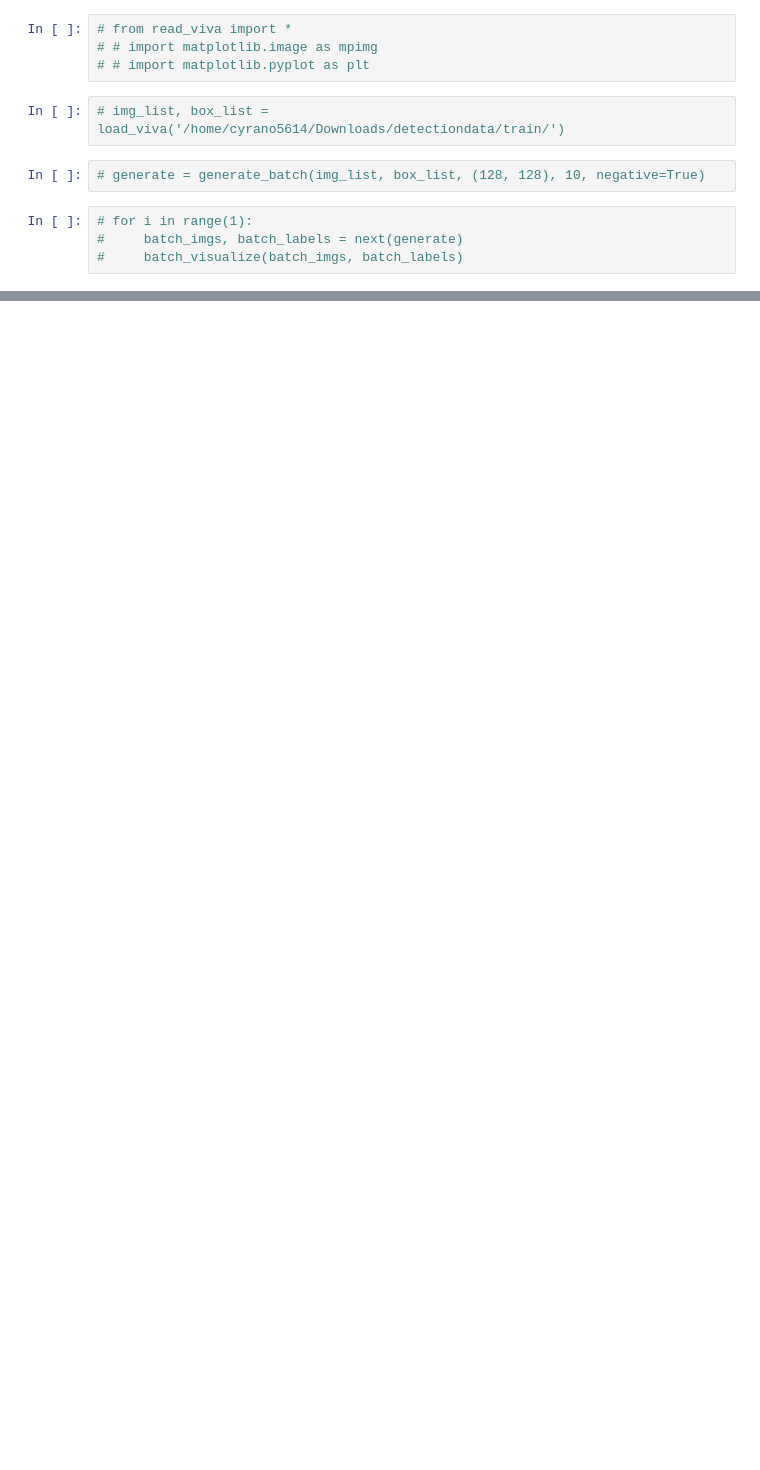
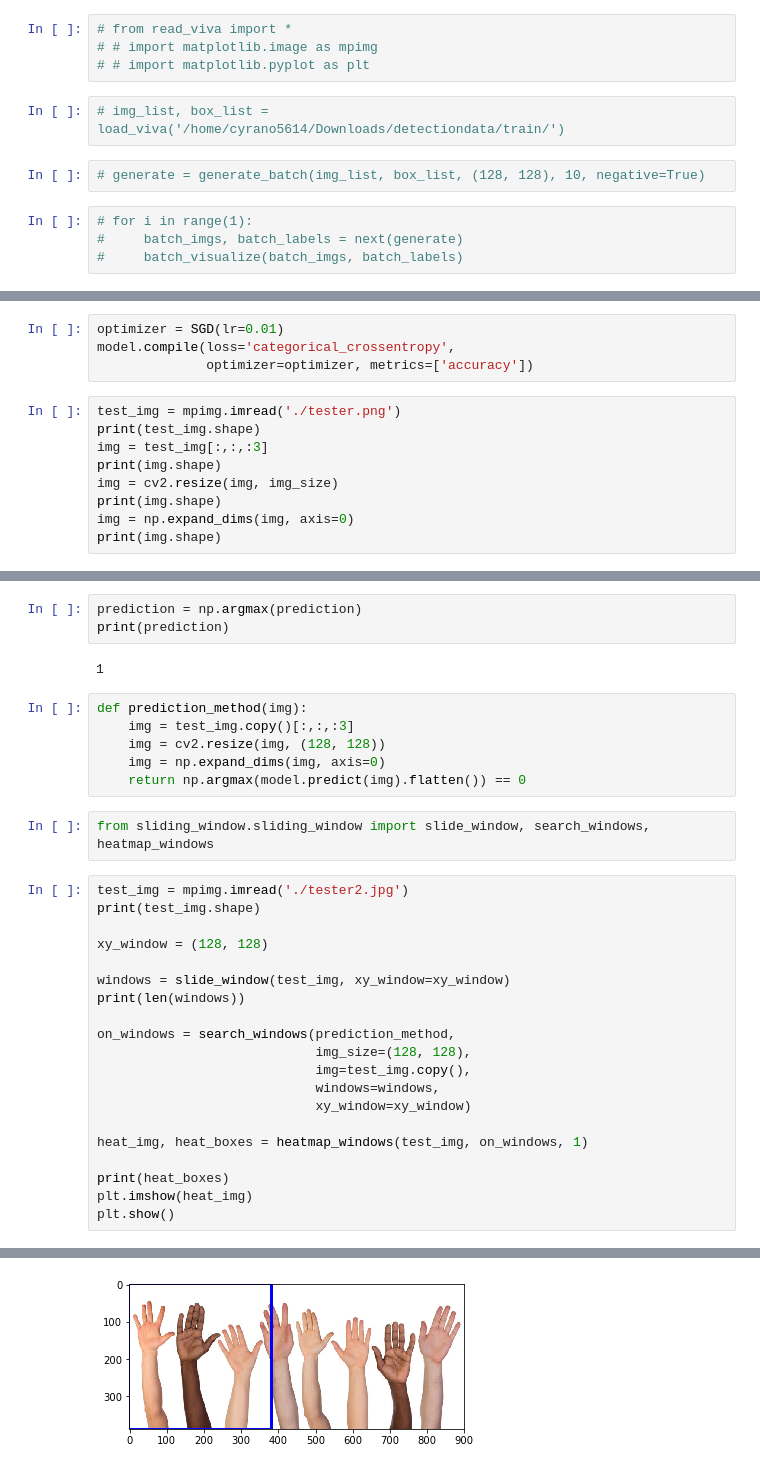
Before and after one commit to cyrano5614/sexy_time, a Jupyter notebook: testing.ipynb, the cells around one changed output, grey strips where cells are left out. Saved outputs shown, nothing was run; the diff lists cells and outputs as text; blank space fills up the shorter version.

Commit message:
Tweaked sliding window a bit but still sucks

```diff
--- a/testing.ipynb
+++ b/testing.ipynb
@@ -73,0 +112,13 @@ len(np.unique(result[1]))
+# %%
+optimizer = SGD(lr=0.01)
+model.compile(loss='categorical_crossentropy',
+              optimizer=optimizer, metrics=['accuracy'])
+# %%
+test_img = mpimg.imread('./tester.png')
+print(test_img.shape)
+img = test_img[:,:,:3]
+print(img.shape)
+img = cv2.resize(img, img_size)
+print(img.shape)
+img = np.expand_dims(img, axis=0)
+print(img.shape)
@@ -73,0 +135,34 @@ len(np.unique(result[1]))
+# %%
+prediction = np.argmax(prediction)
+print(prediction)
+# %% [output]
+1
+# %%
+def prediction_method(img):
+    img = test_img.copy()[:,:,:3]
+    img = cv2.resize(img, (128, 128))
+    img = np.expand_dims(img, axis=0)
+    return np.argmax(model.predict(img).flatten()) == 0
+# %%
+from sliding_window.sliding_window import slide_window, search_windows, heatmap_windows
+# %%
+test_img = mpimg.imread('./tester2.jpg')
+print(test_img.shape)
+
+xy_window = (128, 128)
+
+windows = slide_window(test_img, xy_window=xy_window)
+print(len(windows))
+
+on_windows = search_windows(prediction_method,
+                            img_size=(128, 128),
+                            img=test_img.copy(),
+                            windows=windows,
+                            xy_window=xy_window)
+
+heat_img, heat_boxes = heatmap_windows(test_img, on_windows, 1)
+
+print(heat_boxes)
+plt.imshow(heat_img)
+plt.show()
+# %% [output]
@@ -73,0 +186 @@ len(np.unique(result[1]))
+[figure, added]
```
Also changed, not shown: parts of 10 cells of this notebook, 3 other files.
